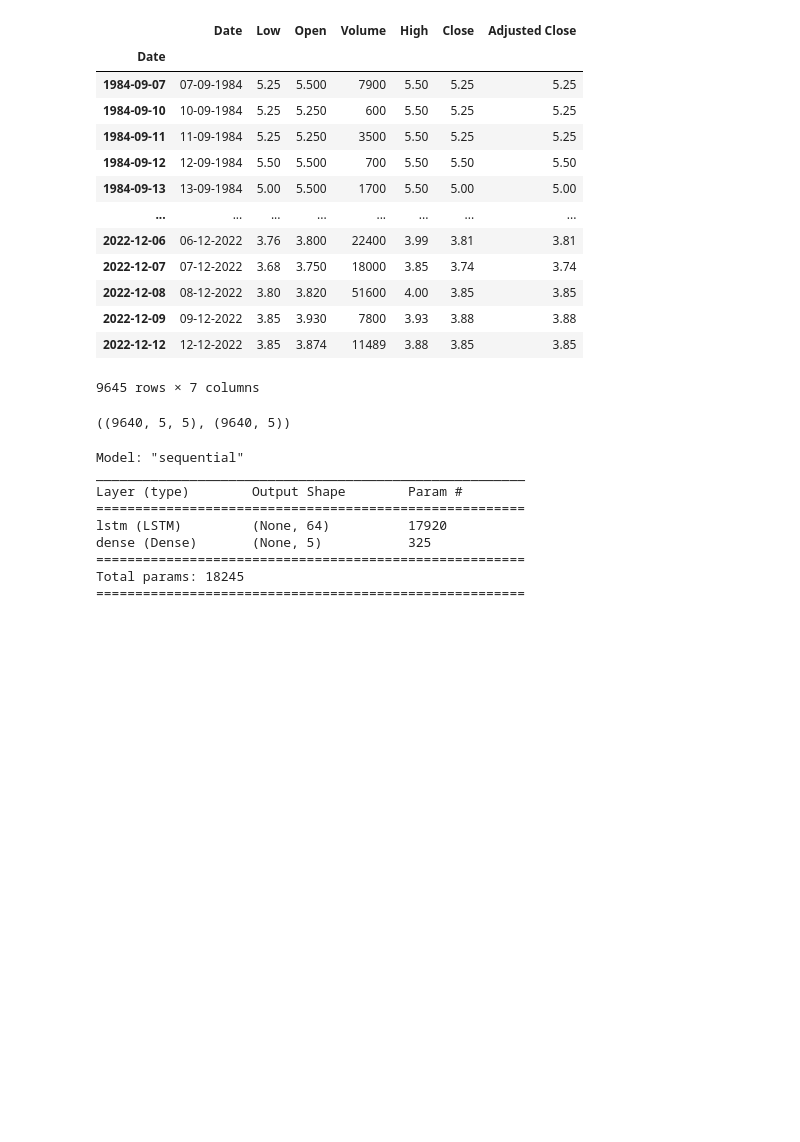
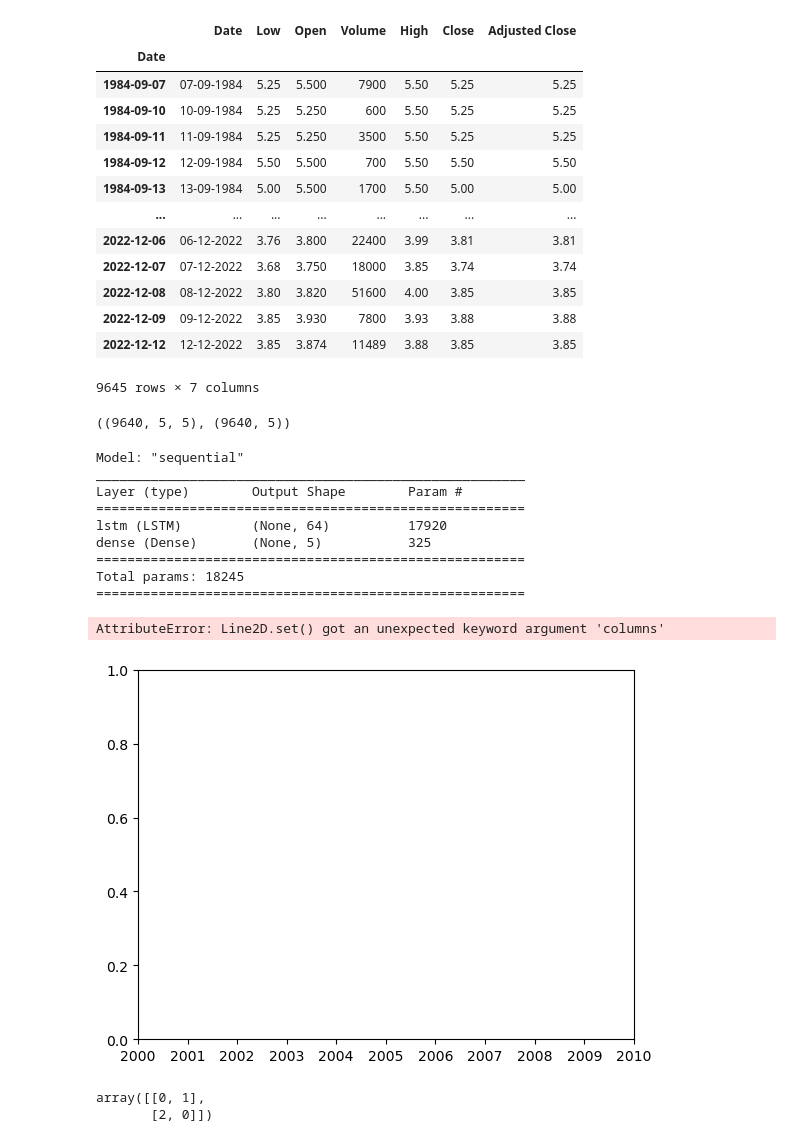
Before and after one commit to lizardyy/Tubes_CNN, a Jupyter notebook: lstm_experiment.ipynb, the cells around one changed output. Saved outputs shown, nothing was run; the diff lists cells and outputs as text; code cells hidden in the pictures; blank space fills up the shorter version.

Commit message:
feat: add scaler

```diff
--- a/lstm_experiment.ipynb
+++ b/lstm_experiment.ipynb
@@ -54,7 +55,13 @@ def create_sequences(data, seq_length):
 # Preprocess data
 
 columns = ['Low', 'Open', 'Volume', 'High', 'Close']
-X_train, y_train = create_sequences(df_to_np(df_train, columns), 5)
+train_np = df_to_np(df_train, columns)
+
+scaler = Scaler()
+scaler.fit(train_np)
+train_np_scaled = scaler.transform(train_np)
+
+X_train, y_train = create_sequences(train_np_scaled, 5)
 X_train.shape, y_train.shape
 # %% [output]
 ((9640, 5, 5), (9640, 5))
@@ -73,3 +80,33 @@ dense (Dense)       (None, 5)           325
 =======================================================
 Total params: 18245
 =======================================================
+# %%
+# Melakukan prediksi
+
+predictions = model.predict(X_train)
+predictions_inversed = scaler.inverse_transform(predictions)
+# %%
+import matplotlib.pyplot as plt
+
+date_seq = create_sequences(df_to_np(df_train, ['Date']), 5)
+date = date_seq[1][:, 0]
+
+results_dict = { 'Date': date }
+for i in range(len(columns)):
+  if columns[i] == 'Volume':
+    continue
+
+  results_dict[columns[i]] = predictions_inversed[:, i]
+
+results = pd.DataFrame(data=results_dict)
+results.index = pd.to_datetime(results['Date'], format='%d-%m-%Y')
+results.plot()
+# %% [output]
+AttributeError: Line2D.set() got an unexpected keyword argument 'columns'
+[figure, added]
+# %%
+t = np.array([[1, 2], [3, 1]])
+t - t.min(axis=0)
+# %% [output]
+array([[0, 1],
+       [2, 0]])
```
Also changed, not shown: parts of 1 cell of this notebook, 2 other files.
